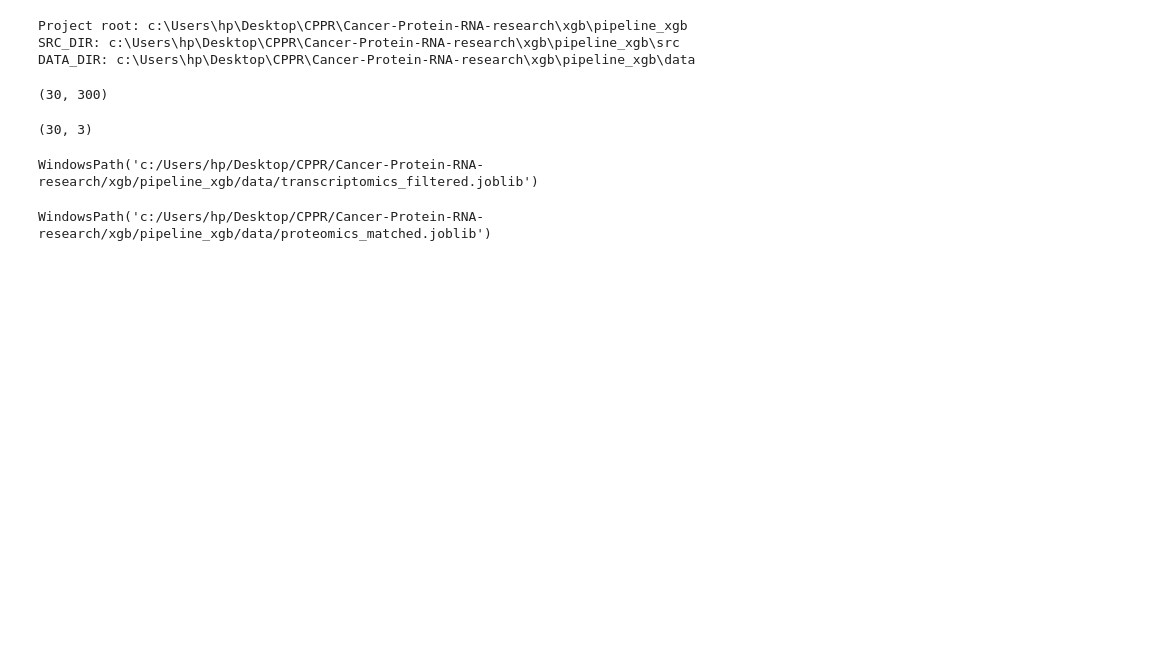
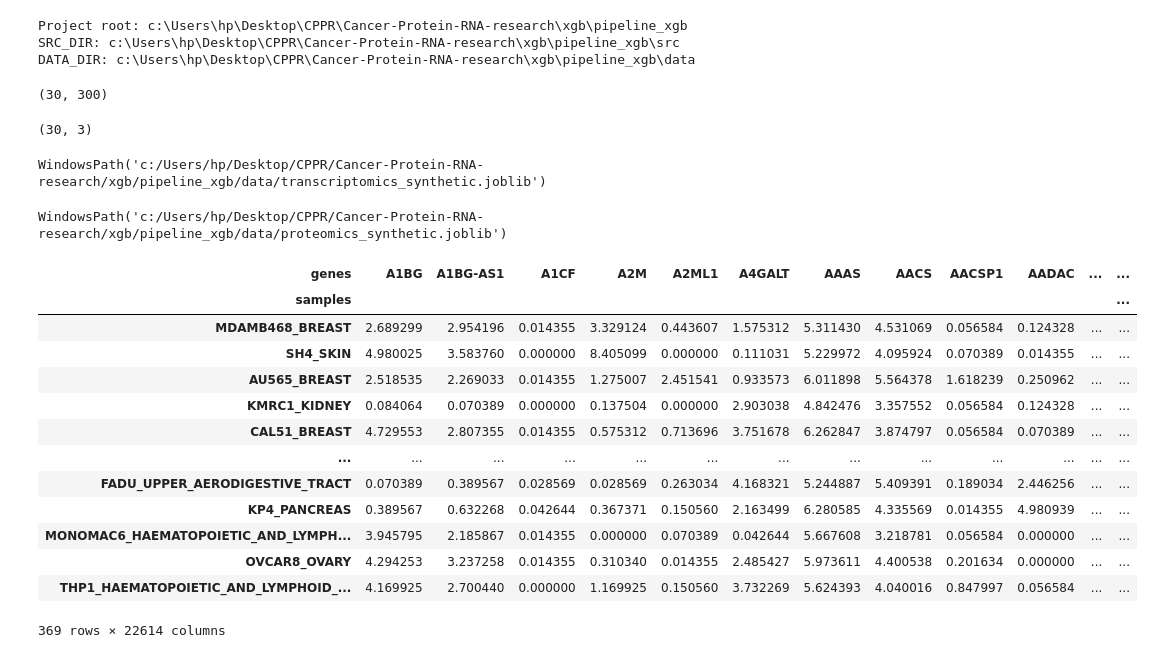
Before and after one commit to flaviocaroli/Cancer-Protein-RNA-research, a Jupyter notebook: xgb/pipeline_xgb/pipeline_test.ipynb, the cells around one changed output. Cells and saved outputs as stored; diff of their text form; code cells hidden in the pictures; blank space fills up the shorter version.

Commit message:
fully tested and corrected xgb loo pipeline

```diff
--- a/xgb/pipeline_xgb/pipeline_test.ipynb
+++ b/xgb/pipeline_xgb/pipeline_test.ipynb
@@ -70,8 +74,8 @@ Project root: c:\Users\hp\Desktop\CPPR\Cancer-Protein-RNA-research\xgb\pipeline_
 SRC_DIR: c:\Users\hp\Desktop\CPPR\Cancer-Protein-RNA-research\xgb\pipeline_xgb\src
 DATA_DIR: c:\Users\hp\Desktop\CPPR\Cancer-Protein-RNA-research\xgb\pipeline_xgb\data
 # %%
-# --- Cell 2: Create a fast synthetic dataset and save to data/ ----------
-# Small and quick: ~30 samples, 300 features, 3 proteins
+#SYNTHETIC DATA GENERATION
+#Small and quick: ~30 samples, 300 features, 3 proteins
 rng = np.random.default_rng(123)
 n_samples, n_features, n_proteins = 30, 300, 3
 
@@ -92,13 +96,17 @@ X = pd.DataFrame(X_np, index=samples, columns=features)
 Y = pd.DataFrame({"P0": y0, "P1": y1, "P2": y2}, index=samples)
 
 # Save exactly with the filenames your pipeline expects
-x_path = DATA_DIR / "transcriptomics_filtered.joblib"
-y_path = DATA_DIR / "proteomics_matched.joblib"
+x_path = DATA_DIR / "transcriptomics_synthetic.joblib"
+y_path = DATA_DIR / "proteomics_synthetic.joblib"
 dump(X, x_path); dump(Y, y_path)
 
 display(X.shape, Y.shape, x_path, y_path)
 # %% [output]
 (30, 300)
 (30, 3)
-WindowsPath('c:/Users/hp/Desktop/CPPR/Cancer-Protein-RNA-research/xgb/pipeline_xgb/data/transcriptomics_filtered.joblib')
+WindowsPath('c:/Users/hp/Desktop/CPPR/Cancer-Protein-RNA-research/xgb/pipeline_xgb/data/transcriptomics_synthetic.joblib')
-WindowsPath('c:/Users/hp/Desktop/CPPR/Cancer-Protein-RNA-research/xgb/pipeline_xgb/data/proteomics_matched.joblib')
+WindowsPath('c:/Users/hp/Desktop/CPPR/Cancer-Protein-RNA-research/xgb/pipeline_xgb/data/proteomics_synthetic.joblib')
+# %%
+# REAL DATA:
+X = load(DATA_DIR / "transcriptomics_filtered.joblib")
+Y = load(DATA_DIR / "proteomics_matched.joblib")
@@ -104,0 +130,17 @@ WindowsPath('c:/Users/hp/Desktop/CPPR/Cancer-Protein-RNA-research/xgb/pipeline_x
+# %%
+X
+# %% [output]
+| genes | A1BG | A1BG-AS1 | A1CF | A2M | A2ML1 | A4GALT | AAAS | AACS | AACSP1 | AADAC | ... | ... |
+| samples |  |  |  |  |  |  |  |  |  |  |  | ... |
+| MDAMB468_BREAST | 2.689299 | 2.954196 | 0.014355 | 3.329124 | 0.443607 | 1.575312 | 5.311430 | 4.531069 | 0.056584 | 0.124328 | ... | ... |
+| SH4_SKIN | 4.980025 | 3.583760 | 0.000000 | 8.405099 | 0.000000 | 0.111031 | 5.229972 | 4.095924 | 0.070389 | 0.014355 | ... | ... |
+| AU565_BREAST | 2.518535 | 2.269033 | 0.014355 | 1.275007 | 2.451541 | 0.933573 | 6.011898 | 5.564378 | 1.618239 | 0.250962 | ... | ... |
+| KMRC1_KIDNEY | 0.084064 | 0.070389 | 0.000000 | 0.137504 | 0.000000 | 2.903038 | 4.842476 | 3.357552 | 0.056584 | 0.124328 | ... | ... |
+| CAL51_BREAST | 4.729553 | 2.807355 | 0.014355 | 0.575312 | 0.713696 | 3.751678 | 6.262847 | 3.874797 | 0.056584 | 0.070389 | ... | ... |
+| ... | ... | ... | ... | ... | ... | ... | ... | ... | ... | ... | ... | ... |
+| FADU_UPPER_AERODIGESTIVE_TRACT | 0.070389 | 0.389567 | 0.028569 | 0.028569 | 0.263034 | 4.168321 | 5.244887 | 5.409391 | 0.189034 | 2.446256 | ... | ... |
+| KP4_PANCREAS | 0.389567 | 0.632268 | 0.042644 | 0.367371 | 0.150560 | 2.163499 | 6.280585 | 4.335569 | 0.014355 | 4.980939 | ... | ... |
+| MONOMAC6_HAEMATOPOIETIC_AND_LYMPH... | 3.945795 | 2.185867 | 0.014355 | 0.000000 | 0.070389 | 0.042644 | 5.667608 | 3.218781 | 0.056584 | 0.000000 | ... | ... |
+| OVCAR8_OVARY | 4.294253 | 3.237258 | 0.014355 | 0.310340 | 0.014355 | 2.485427 | 5.973611 | 4.400538 | 0.201634 | 0.000000 | ... | ... |
+| THP1_HAEMATOPOIETIC_AND_LYMPHOID_... | 4.169925 | 2.700440 | 0.000000 | 1.169925 | 0.150560 | 3.732269 | 5.624393 | 4.040016 | 0.847997 | 0.056584 | ... | ... |
+369 rows × 22614 columns
```
Also changed, not shown: parts of 9 cells of this notebook, 7 other files.
